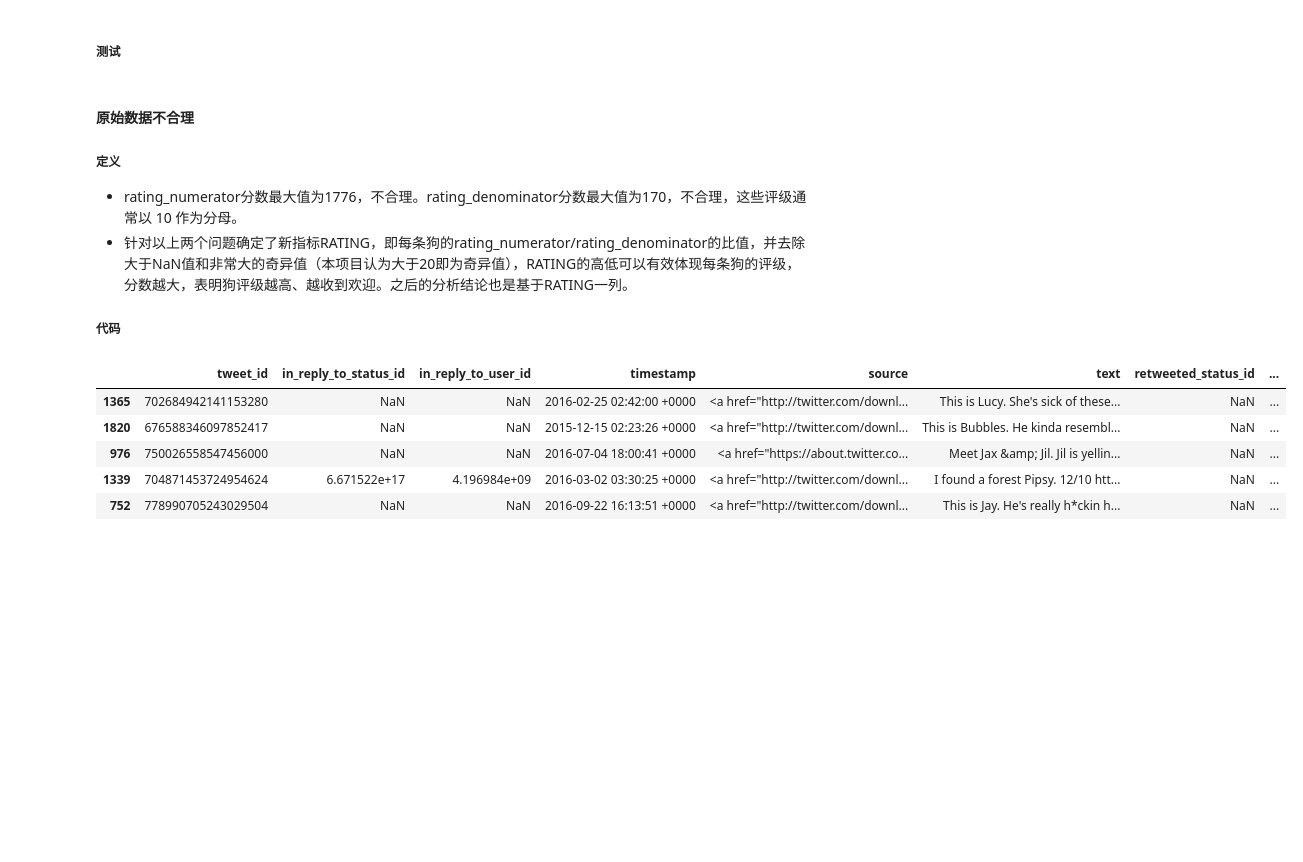
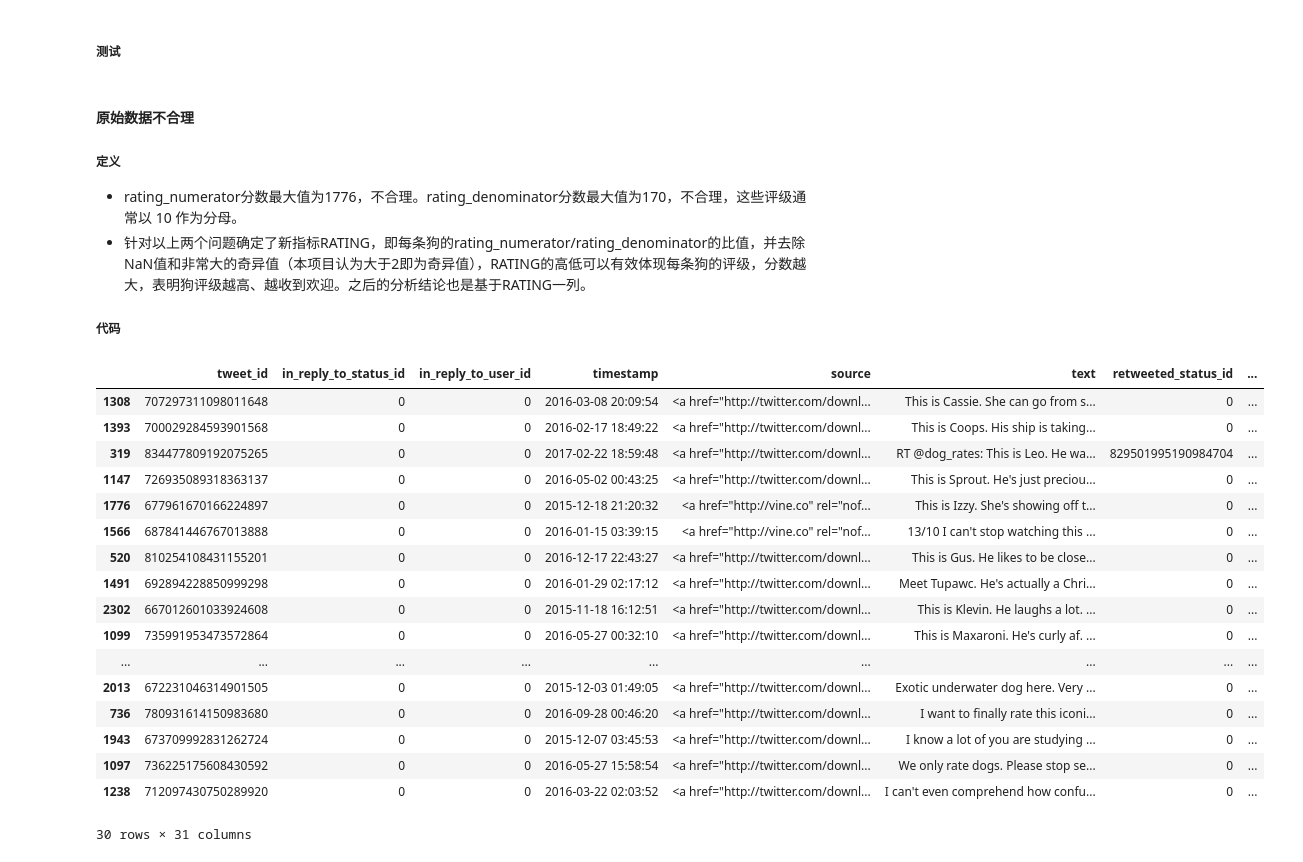
Before and after one commit to flamever2015/Udacity_Data_Science-p2, a Jupyter notebook: wrangle_act.ipynb, the cells around one changed output. Cells and saved outputs as stored; diff of their text form; code cells hidden in the pictures; blank space fills up the shorter version.

```diff
--- a/wrangle_act.ipynb
+++ b/wrangle_act.ipynb
@@ -423,0 +452,2 @@ image_predictions中的p1，应当为WeRateDogs 推特档案(twitter_archive_enh
+# %%
+twitter_archive_enhanced_clean = pd.merge(twitter_archive_enhanced_clean, image_predictions, on='tweet_id', how='left')
@@ -460,11 +532,13 @@ twitter_archive_enhanced_clean.retweeted_status_timestamp = twitter_archive_enha
 twitter_archive_enhanced_clean.timestamp = pd.to_datetime(twitter_archive_enhanced_clean.timestamp)
 twitter_archive_enhanced_clean.retweeted_status_timestamp = pd.to_datetime(twitter_archive_enhanced_clean.retweeted_status_timestamp)
 # %%
-# 将id转为str数据类型
+# 将tweet_id转为str数据类型
 twitter_archive_enhanced_clean.tweet_id = twitter_archive_enhanced_clean.tweet_id.astype('str')
-twitter_archive_enhanced_clean.in_reply_to_status_id = twitter_archive_enhanced_clean.in_reply_to_status_id.astype('str')
-twitter_archive_enhanced_clean.in_reply_to_user_id = twitter_archive_enhanced_clean.in_reply_to_user_id.astype('str')
-twitter_archive_enhanced_clean.retweeted_status_id = twitter_archive_enhanced_clean.retweeted_status_id.astype('str')
-twitter_archive_enhanced_clean.retweeted_status_user_id = twitter_archive_enhanced_clean.retweeted_status_user_id.astype('str')
+# 回复相关id和转发相关id为float64，且存在NaN，则采用 fillna 来将其转化为int
+# 参考 https://stackoverflow.com/questions/47013973/pandas-converts-float64-to-int
+twitter_archive_enhanced_clean.in_reply_to_status_id = twitter_archive_enhanced_clean.in_reply_to_status_id.fillna(0).astype(np.int64)
+twitter_archive_enhanced_clean.in_reply_to_user_id = twitter_archive_enhanced_clean.in_reply_to_user_id.fillna(0).astype(np.int64)
+twitter_archive_enhanced_clean.retweeted_status_id = twitter_archive_enhanced_clean.retweeted_status_id.fillna(0).astype(np.int64)
+twitter_archive_enhanced_clean.retweeted_status_user_id = twitter_archive_enhanced_clean.retweeted_status_user_id.fillna(0).astype(np.int64)
 # %% [markdown]
 ##### 测试
@@ -490,10 +597,13 @@ twitter_archive_enhanced_clean.sample(10)
 #### 原始数据不合理
 ##### 定义
 - rating_numerator分数最大值为1776，不合理。rating_denominator分数最大值为170，不合理，这些评级通常以 10 作为分母。
-- 针对以上两个问题确定了新指标RATING，即每条狗的rating_numerator/rating_denominator的比值，并去除大于NaN值和非常大的奇异值（本项目认为大于20即为奇异值），RATING的高低可以有效体现每条狗的评级，分数越大，表明狗评级越高、越收到欢迎。之后的分析结论也是基于RATING一列。
+- 针对以上两个问题确定了新指标RATING，即每条狗的rating_numerator/rating_denominator的比值，并去除NaN值和非常大的奇异值（本项目认为大于2即为奇异值），RATING的高低可以有效体现每条狗的评级，分数越大，表明狗评级越高、越收到欢迎。之后的分析结论也是基于RATING一列。
 ##### 代码
 # %%
 # rating_numerator_morethan20 = twitter_archive_enhanced_clean[(np.abs(twitter_archive_enhanced_clean.rating_numerator) >= 20)]
 # rating_numerator_morethan20
 # %%
 twitter_archive_enhanced_clean['RATING'] = twitter_archive_enhanced_clean['rating_numerator']/twitter_archive_enhanced_clean['rating_denominator']
+# %%
+# 去除 twitter_archive_enhanced_clean['RATING'] 中的NaN值和非常大的奇异值（本项目认为大于20即为奇异值）
+twitter_archive_enhanced_clean = twitter_archive_enhanced_clean[np.abs(twitter_archive_enhanced_clean['RATING']) <= 2]
@@ -500,9 +612,21 @@ twitter_archive_enhanced_clean['RATING'] = twitter_archive_enhanced_clean['ratin
 # %%
-twitter_archive_enhanced_clean.sample(5)
+twitter_archive_enhanced_clean.sample(30)
 # %% [output]
 |  | tweet_id | in_reply_to_status_id | in_reply_to_user_id | timestamp | source | text | retweeted_status_id | ... |
-| 1365 | 702684942141153280 | NaN | NaN | 2016-02-25 02:42:00 +0000 | <a href="http://twitter.com/downl... | This is Lucy. She's sick of these... | NaN | ... |
-| 1820 | 676588346097852417 | NaN | NaN | 2015-12-15 02:23:26 +0000 | <a href="http://twitter.com/downl... | This is Bubbles. He kinda resembl... | NaN | ... |
-| 976 | 750026558547456000 | NaN | NaN | 2016-07-04 18:00:41 +0000 | <a href="https://about.twitter.co... | Meet Jax &amp; Jil. Jil is yellin... | NaN | ... |
-| 1339 | 704871453724954624 | 6.671522e+17 | 4.196984e+09 | 2016-03-02 03:30:25 +0000 | <a href="http://twitter.com/downl... | I found a forest Pipsy. 12/10 htt... | NaN | ... |
-| 752 | 778990705243029504 | NaN | NaN | 2016-09-22 16:13:51 +0000 | <a href="http://twitter.com/downl... | This is Jay. He's really h*ckin h... | NaN | ... |
+| 1308 | 707297311098011648 | 0 | 0 | 2016-03-08 20:09:54 | <a href="http://twitter.com/downl... | This is Cassie. She can go from s... | 0 | ... |
+| 1393 | 700029284593901568 | 0 | 0 | 2016-02-17 18:49:22 | <a href="http://twitter.com/downl... | This is Coops. His ship is taking... | 0 | ... |
+| 319 | 834477809192075265 | 0 | 0 | 2017-02-22 18:59:48 | <a href="http://twitter.com/downl... | RT @dog_rates: This is Leo. He wa... | 829501995190984704 | ... |
+| 1147 | 726935089318363137 | 0 | 0 | 2016-05-02 00:43:25 | <a href="http://twitter.com/downl... | This is Sprout. He's just preciou... | 0 | ... |
+| 1776 | 677961670166224897 | 0 | 0 | 2015-12-18 21:20:32 | <a href="http://vine.co" rel="nof... | This is Izzy. She's showing off t... | 0 | ... |
+| 1566 | 687841446767013888 | 0 | 0 | 2016-01-15 03:39:15 | <a href="http://vine.co" rel="nof... | 13/10 I can't stop watching this ... | 0 | ... |
+| 520 | 810254108431155201 | 0 | 0 | 2016-12-17 22:43:27 | <a href="http://twitter.com/downl... | This is Gus. He likes to be close... | 0 | ... |
+| 1491 | 692894228850999298 | 0 | 0 | 2016-01-29 02:17:12 | <a href="http://twitter.com/downl... | Meet Tupawc. He's actually a Chri... | 0 | ... |
+| 2302 | 667012601033924608 | 0 | 0 | 2015-11-18 16:12:51 | <a href="http://twitter.com/downl... | This is Klevin. He laughs a lot. ... | 0 | ... |
+| 1099 | 735991953473572864 | 0 | 0 | 2016-05-27 00:32:10 | <a href="http://twitter.com/downl... | This is Maxaroni. He's curly af. ... | 0 | ... |
+| ... | ... | ... | ... | ... | ... | ... | ... | ... |
+| 2013 | 672231046314901505 | 0 | 0 | 2015-12-03 01:49:05 | <a href="http://twitter.com/downl... | Exotic underwater dog here. Very ... | 0 | ... |
+| 736 | 780931614150983680 | 0 | 0 | 2016-09-28 00:46:20 | <a href="http://twitter.com/downl... | I want to finally rate this iconi... | 0 | ... |
+| 1943 | 673709992831262724 | 0 | 0 | 2015-12-07 03:45:53 | <a href="http://twitter.com/downl... | I know a lot of you are studying ... | 0 | ... |
+| 1097 | 736225175608430592 | 0 | 0 | 2016-05-27 15:58:54 | <a href="http://twitter.com/downl... | We only rate dogs. Please stop se... | 0 | ... |
+| 1238 | 712097430750289920 | 0 | 0 | 2016-03-22 02:03:52 | <a href="http://twitter.com/downl... | I can't even comprehend how confu... | 0 | ... |
+30 rows × 31 columns
```
Also changed, not shown: parts of 25 cells of this notebook.
